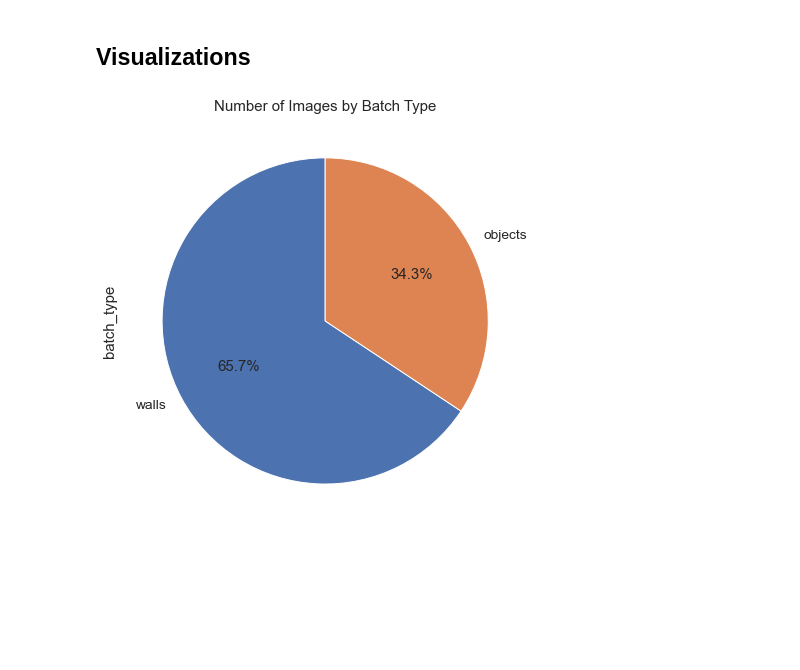
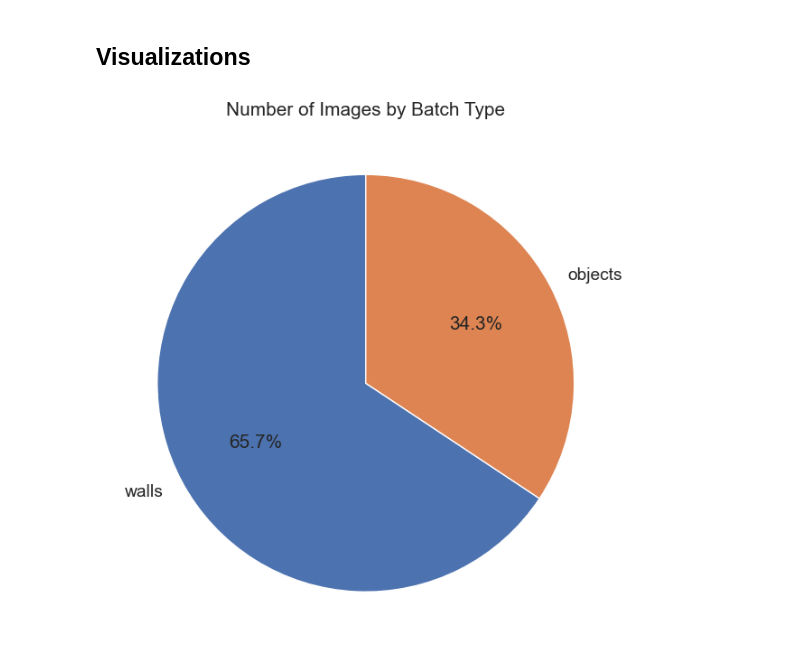
Before and after one commit to PrincetonSSPLab/bitmoji-project, a Jupyter notebook: objects_wall_hanging_parsing/converting_objects_and_wall_hangings_to_table.ipynb, the cells around one changed output. Cells and saved outputs as stored; diff of their text form; code cells hidden in the pictures; blank space fills up the shorter version.

```diff
--- a/objects_wall_hanging_parsing/converting_objects_and_wall_hangings_to_table.ipynb
+++ b/objects_wall_hanging_parsing/converting_objects_and_wall_hangings_to_table.ipynb
@@ -93,15 +94,15 @@ def get_file_information(file_path):
 # %%
 # file_information = ["ra_coder", "batch_name", "batch_type", "json_file_path", "json_file_name"]
 image_information = ["image_id", "error"]
-category_information = ["indiscernible", "none", "diversity_and_inclusion", "majority_dominant_representation",
-                        "hate_symbols", "sports", "sci_fi", "other", "ambiguous"]
-diversity_information = ["NA", "explicitly_identity_affirming", "minority_marginalized representation",
-                         "diversity_multiculturalism_general", "belonging_general", "other", "ambiguous"]
-identity_information = ["NA", "bipoc", "non_cis_man", "lgbq", "non_christian", "disability", "other", "ambiguous"]
+category_information = ["indiscernible", "none", "diversity and inclusion", "majority/dominant representation",
+                        "hate symbols", "sports", "sci fi", "other", "ambiguous"]
+diversity_information = ["NA", "explicitly identity-affirming", "minority/marginalized representation",
+                         "diversity/multiculturalism general", "belonging general", "other", "ambiguous"]
+identity_information = ["NA", "bipoc", "non-cis man", "lgbq", "non-christian", "disability", "other", "ambiguous"]
 
-category_information_with_prefix = ["category_" + category for category in category_information]
-diversity_information_with_prefix = ["diversity_category_" + diversity for diversity in diversity_information]
-identity_information_with_prefix = ["identity_category_" + identity for identity in identity_information]
+category_information_with_prefix = ["category " + category for category in category_information]
+diversity_information_with_prefix = ["diversity category " + diversity for diversity in diversity_information]
+identity_information_with_prefix = ["identity category " + identity for identity in identity_information]
 
 rows = []
 for file_path in objects_and_walls_via_json_file_paths:
@@ -157,9 +158,11 @@ sns.set(rc={"figure.figsize": (15, 7.5)})
 sns.set(font_scale=1.25)
 # %%
 # plot and save image
-images_by_batch_type = object_wall_hanging_df["batch_type"].value_counts().plot(kind="pie", autopct="%1.1f%%", startangle=90).set_title("Number of Images by Batch Type")
+images_by_batch_type = object_wall_hanging_df["batch_type"].value_counts().plot(kind="pie", autopct="%1.1f%%", startangle=90)
+images_by_batch_type.set_title("Number of Images by Batch Type")
+images_by_batch_type.set_ylabel("")
 figure = images_by_batch_type.get_figure()
 figure.savefig("../object_wall_hanging_report/images_by_batch_type.png", bbox_inches="tight")
 # %% [output]
-[figure, old version]
+[figure, new version]
 # %%
```
Also changed, not shown: parts of 8 cells of this notebook, 1 other file.
